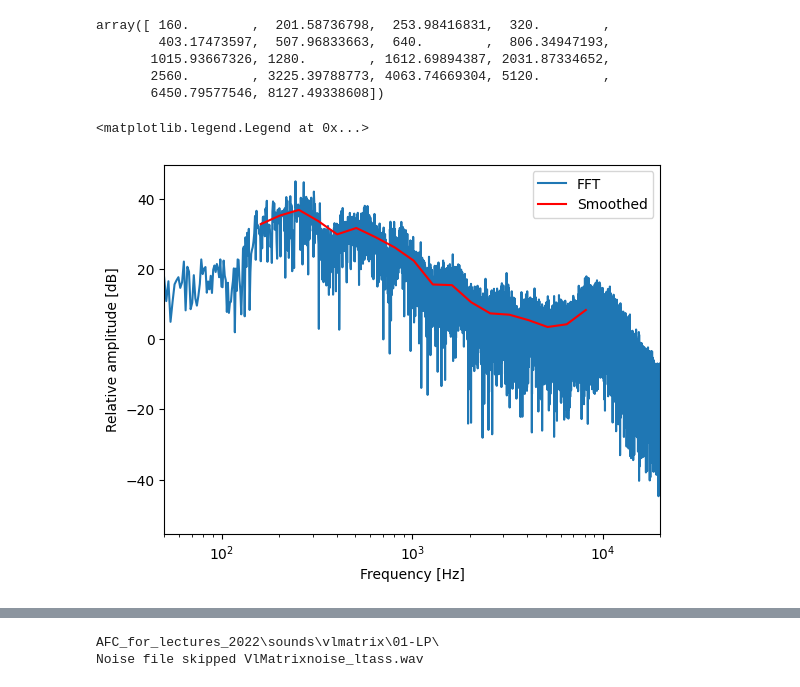
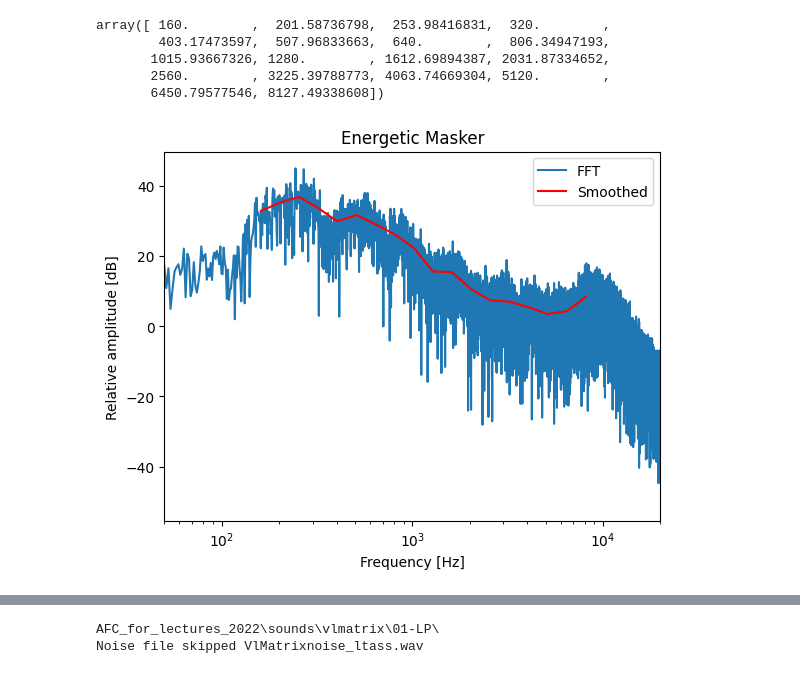
Before and after one commit to cesarz10/Auditory-computation, a Jupyter notebook: AudCompLab4_2023/HearingLab4_2022/HearingLab4.ipynb, the cells around one changed output, grey strips where cells are left out. Saved outputs shown, nothing was run; the diff lists cells and outputs as text; code cells hidden in the pictures.

```diff
--- a/AudCompLab4_2023/HearingLab4_2022/HearingLab4.ipynb
+++ b/AudCompLab4_2023/HearingLab4_2022/HearingLab4.ipynb
@@ -56,17 +57,16 @@ noise_dB        = 20*np.log10(abs(noise_fft))
 # Smoothed spectrum:
 noise_dB_smooth = Oct3smooth(f,noise_dB,freq_i)
 # %%
-plt.semilogx(f,noise_dB)
-
-plt.plot(freq_i,noise_dB_smooth,'r')
+plt.semilogx(f, noise_dB)
+plt.plot(freq_i, noise_dB_smooth, 'r')
 plt.xlabel('Frequency [Hz]')
 plt.ylabel('Relative amplitude [dB]')
 plt.xlim((50,20000))
-
+plt.title("Energetic Masker")
 plt.legend(['FFT','Smoothed'])
+plt.show()
 # %% [output]
-<matplotlib.legend.Legend at 0x...>
-[figure, old version]
+[figure, new version]
 # %%
 # Cell [6]: Include your code here to add the spectrum of one sentence from the materials.
 #           It may be helpful to add in the same plot the noise spectrum. Please choose a
```
Also changed, not shown: parts of 5 cells of this notebook.
